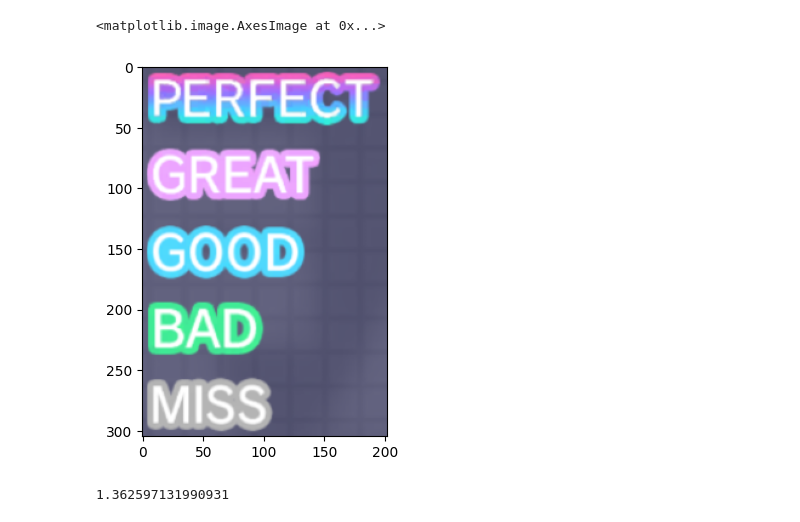
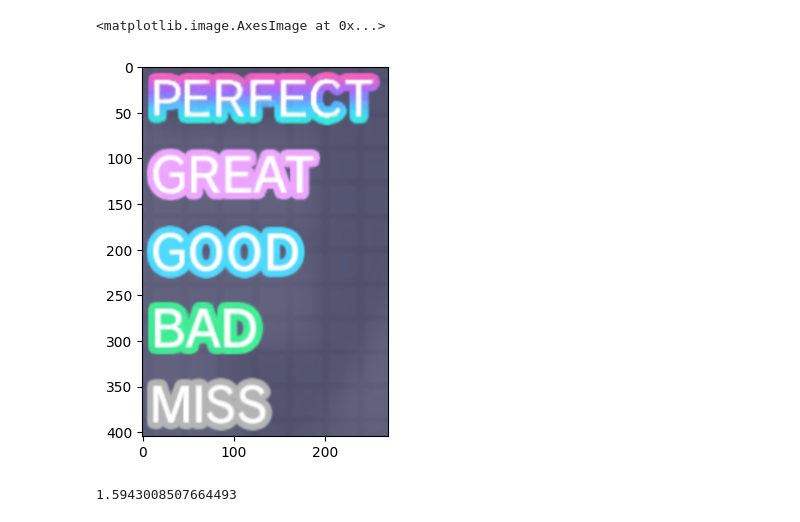
Before and after one commit to Cosmic-rare/result-database-jupyter, a Jupyter notebook: final/judge2.ipynb, the cells around one changed output. Saved outputs shown, nothing was run; the diff lists cells and outputs as text; code cells hidden in the pictures.

```diff
--- a/final/judge2.ipynb
+++ b/final/judge2.ipynb
@@ -10,7 +10,7 @@ import cv2
 import numpy as np
 from ratio import get_ratio
 # %%
-full_img = cv2.imread('../targets/fastlate.png')
+full_img = cv2.imread('../targets/wide.png')
 full_img = cv2.cvtColor(full_img, cv2.COLOR_BGR2RGB)
 
 full_img = full_img[
@@ -25,19 +25,24 @@ plt.imshow(full_img)
 # %%
 face_img = cv2.imread('./img2.png')
 face_img = cv2.cvtColor(face_img, cv2.COLOR_BGR2RGB)
 
-face_img = cv2.resize(face_img, None, None, 0.75, 0.75)
+if full_img.shape[0] <= face_img.shape[0]:
+  ratio = 1 - (face_img.shape[0] - full_img.shape[0]) / face_img.shape[0]
+else:
+  ratio = 1
+
+face_img = cv2.resize(face_img, None, None, ratio, ratio)
 
 plt.imshow(face_img)
 # %% [output]
 <matplotlib.image.AxesImage at 0x...>
-[figure, old version]
+[figure, new version]
 # %%
 search_target_ratio = get_ratio(search_content=face_img, search_target=full_img)['search_target']
 
 search_target_ratio
 # %% [output]
-1.362597131990931
+1.5943008507664493
 # %%
 full_img = cv2.resize(full_img, None, None, search_target_ratio, search_target_ratio)
 # %%
```
Also changed, not shown: parts of 2 cells of this notebook.
